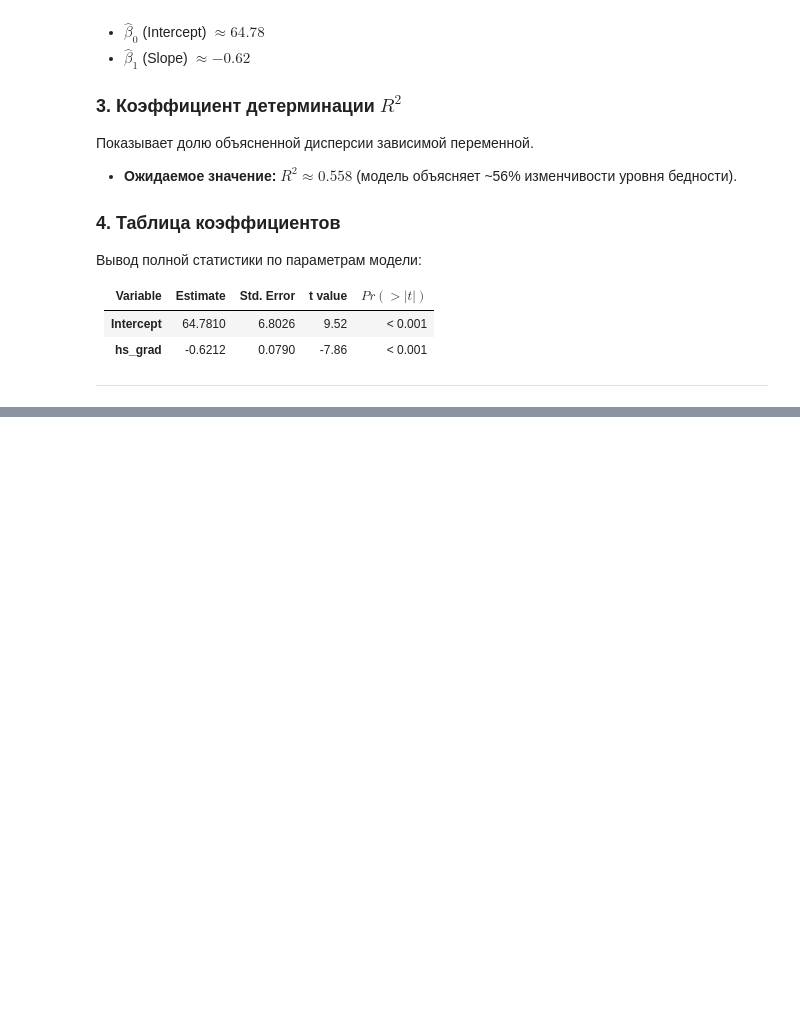
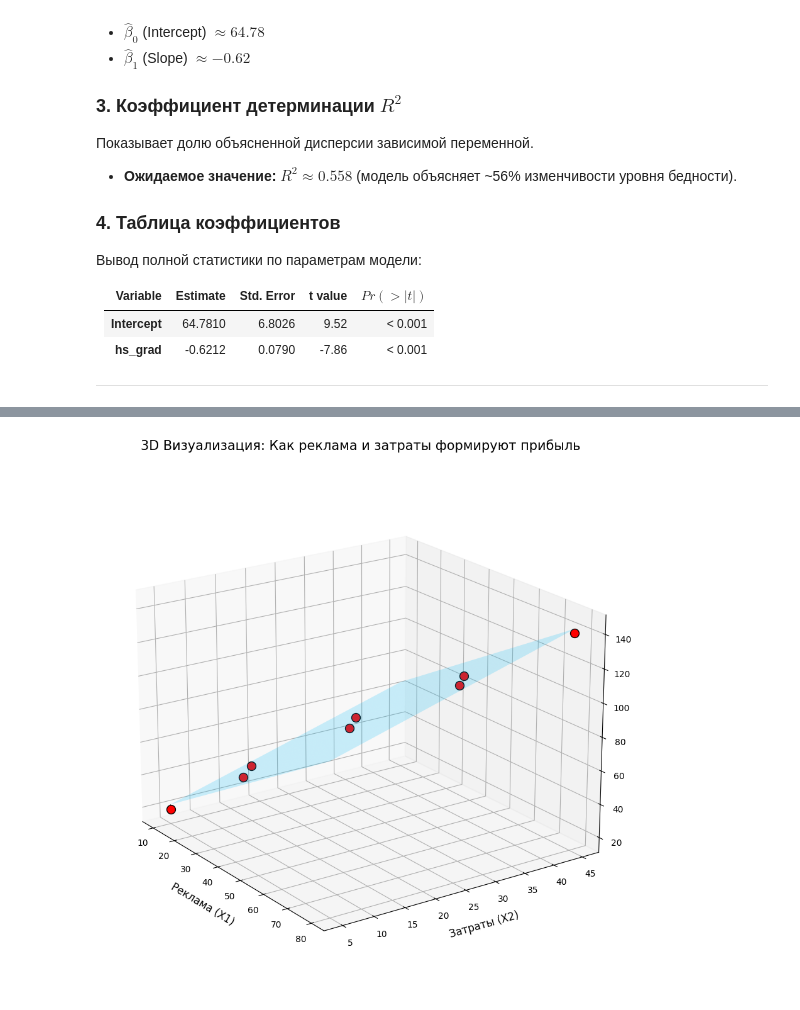
Before and after one commit to Arsenii-S7/Stats_Learning, a Jupyter notebook: Statistics.ipynb, the cells around one changed output, grey strips where cells are left out. Saved outputs shown, nothing was run; the diff lists cells and outputs as text; code cells hidden in the pictures; blank space fills up the shorter version.

```diff
--- a/Statistics.ipynb
+++ b/Statistics.ipynb
@@ -2657,7 +2657,7 @@ print()
 print('*'*100)
 
 
-new_x = 85
+new_x = 62
 new_x_const = sm.add_constant([[1, new_x]])  # константа и значение
 predicted = model.predict(new_x_const)[0]
 print(f"При hs_grad = {new_x}% прогнозируемый poverty = {predicted:.2f}%")
@@ -2717,0 +2805,18 @@ p-value (модель)                        3.11e-10
+# %%
+# А это код для визуализации и практики, который идет следом
+import numpy as np
+import pandas as pd
+import statsmodels.api as sm
+
+# Данные для примера
+data = {'promotion': [10, 20, 30, 40, 50, 60],
+        'costs': [5, 15, 10, 25, 20, 35],
+        'yield': [100, 150, 140, 210, 190, 250]}
+df = pd.DataFrame(data)
+
+# Построение модели
+X = sm.add_constant(df[['promotion', 'costs']])
+model = sm.OLS(df['yield'], X).fit()
+
+print("Успешно! Модель построена. Используйте model.summary() для анализа.")
+print(model.summary())
@@ -2717,0 +2841,57 @@ p-value (модель)                        3.11e-10
+# %%
+import numpy as np
+import pandas as pd
+import statsmodels.api as sm
+import matplotlib.pyplot as plt
+from mpl_toolkits.mplot3d import Axes3D
+
+# 1. Данные (возьмем расширенный набор для наглядности)
+data = {
+    'promotion': [10, 20, 30, 40, 50, 60, 70, 80],
+    'costs': [5, 15, 10, 25, 20, 35, 30, 45],
+    'yield': [20, 45, 50, 80, 85, 110, 115, 140]
+}
+df = pd.DataFrame(data)
+
+# 2. Обучение модели
+X = df[['promotion', 'costs']]
+X_const = sm.add_constant(X)
+model = sm.OLS(df['yield'], X_const).fit()
+
+# 3. Визуализация
+fig = plt.figure(figsize=(12, 9))
+ax = fig.add_subplot(111, projection='3d')
+
+# Реальные данные (точки)
+ax.scatter(df['promotion'], df['costs'], df['yield'],
+           color='red', s=100, label='Реальные сборы', edgecolors='black', depthshade=False)
+
+# Сетка для плоскости регрессии
+x_surf, y_surf = np.meshgrid(np.linspace(df.promotion.min(), df.promotion.max(), 20),
+                             np.linspace(df.costs.min(), df.costs.max(), 20))
+z_surf = model.params[0] + model.params[1] * x_surf + model.params[2] * y_surf
+
+# Отрисовка плоскости
+ax.plot_surface(x_surf, y_surf, z_surf, alpha=0.2, color='deepskyblue', antialiased=True)
+
+# Отрисовка "ножек" (вертикальные линии от точек до плоскости)
+z_pred = model.predict(X_const)
+for i in range(len(df)):
+    ax.plot([df['promotion'][i], df['promotion'][i]],
+            [df['costs'][i], df['costs'][i]],
+            [df['yield'][i], z_pred[i]],
+            color='black', linestyle='--', linewidth=0.8)
+
+# Настройка осей
+ax.set_xlabel('\nРеклама (X1)', fontsize=12)
+ax.set_ylabel('\nЗатраты (X2)', fontsize=12)
+ax.set_zlabel('\nСборы (Y)', fontsize=12)
+ax.set_title('3D Визуализация: Как реклама и затраты формируют прибыль\n', fontsize=15)
+
+# Можно покрутить график, меняя эти значения
+ax.view_init(elev=20, azim=-35)
+
+plt.tight_layout()
+plt.show()
+# %% [output]
+[figure, added]
```
Also changed, not shown: parts of 7 cells of this notebook.
